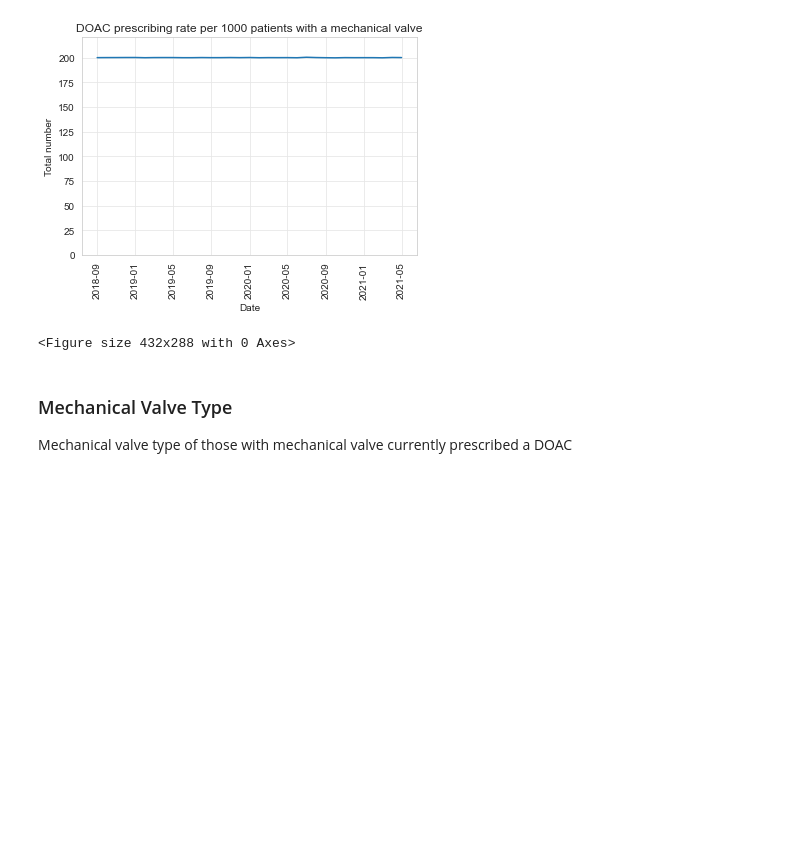
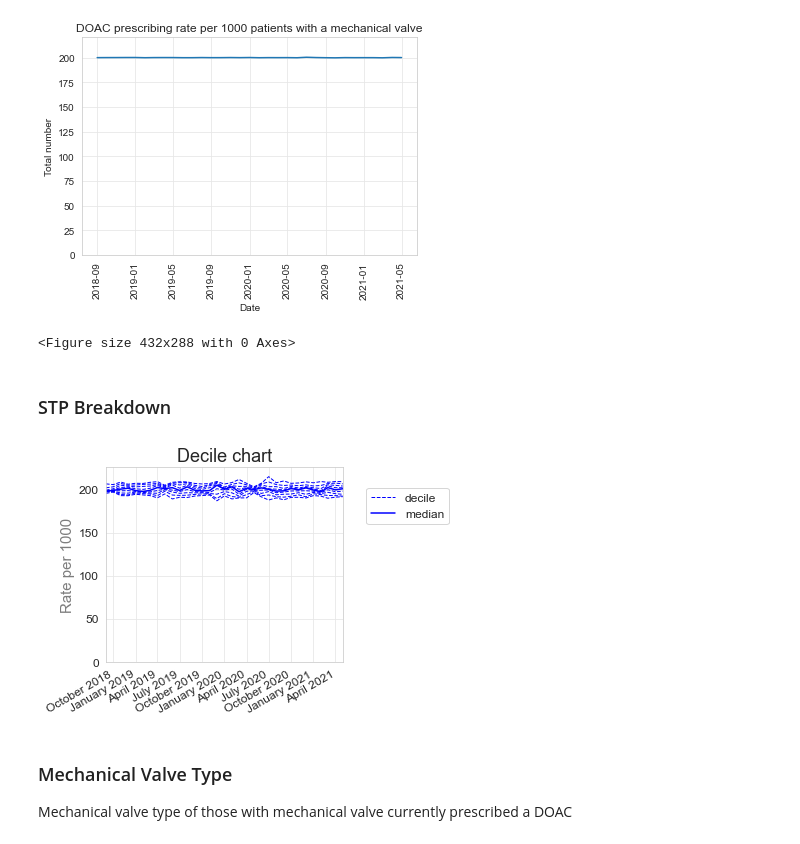
Before and after one commit to opensafely/mechanical-valve-anticoag, a Jupyter notebook: analysis/notebook.ipynb, the cells around one changed output. Drawn from its saved outputs; the diff is of its cells as text; code cells hidden in the pictures; blank space fills up the shorter version.

```diff
--- a/analysis/notebook.ipynb
+++ b/analysis/notebook.ipynb
@@ -144,6 +144,19 @@ plot_measures(total_df, title='DOAC prescribing rate per 1000 patients with a me
 # %% [output]
 [figure]
 <Figure size 432x288 with 0 Axes>
+# %% [markdown]
+### STP Breakdown
+# %%
+df_stp = pd.read_csv('../output/measure_stp_rate.csv', parse_dates=['date'])
+
+df_stp['rate'] = calculate_rate(df_stp, 'doac', 'population')
+
+
+deciles_chart(df_stp, period_column='date', column='rate', title='Decile chart',ylabel='Rate per 1000', interactive=False)
+plt.tight_layout()
+plt.savefig('../output/measure_stp.jpeg')
+# %% [output]
+[figure, added]
 # %% [markdown]
 ### Mechanical Valve Type
 
```
Also changed, not shown: parts of 4 cells of this notebook.
